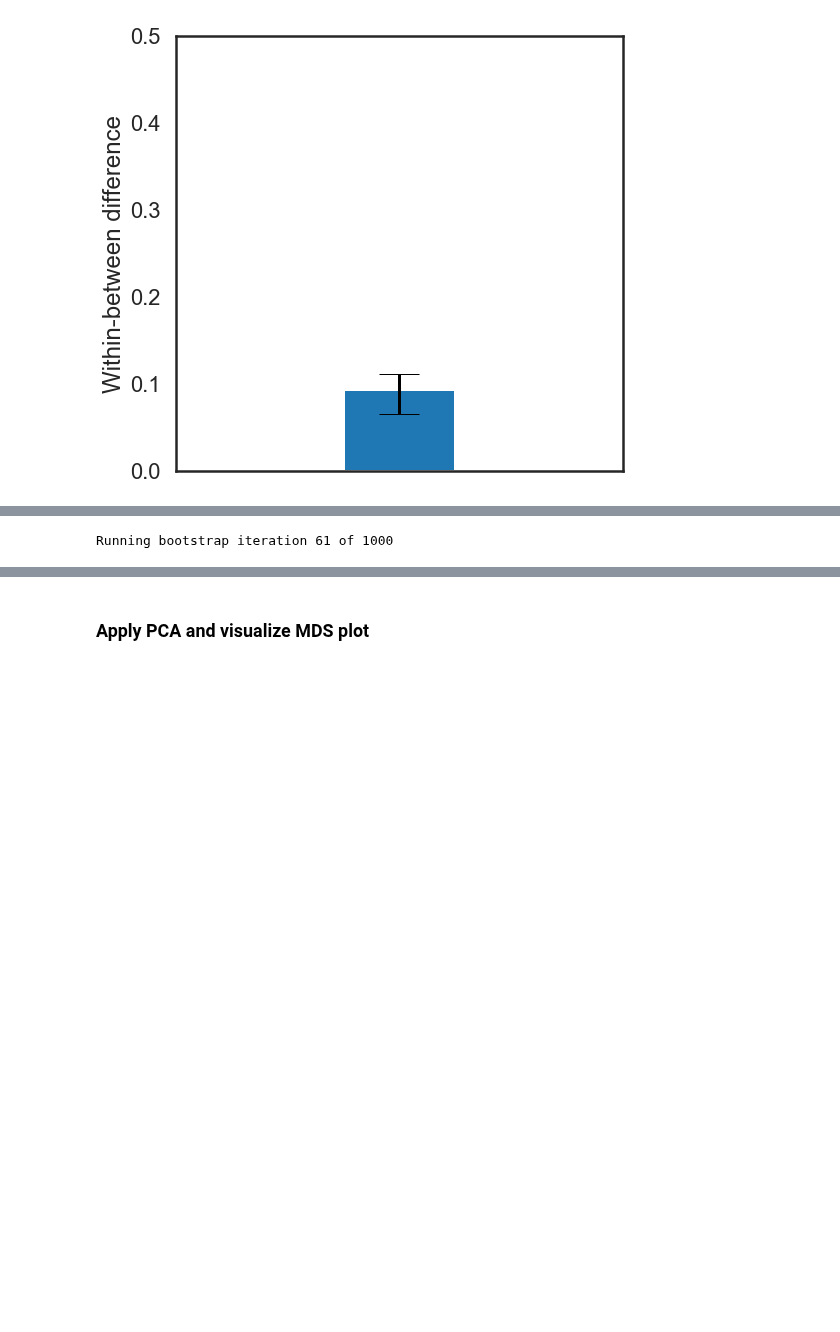
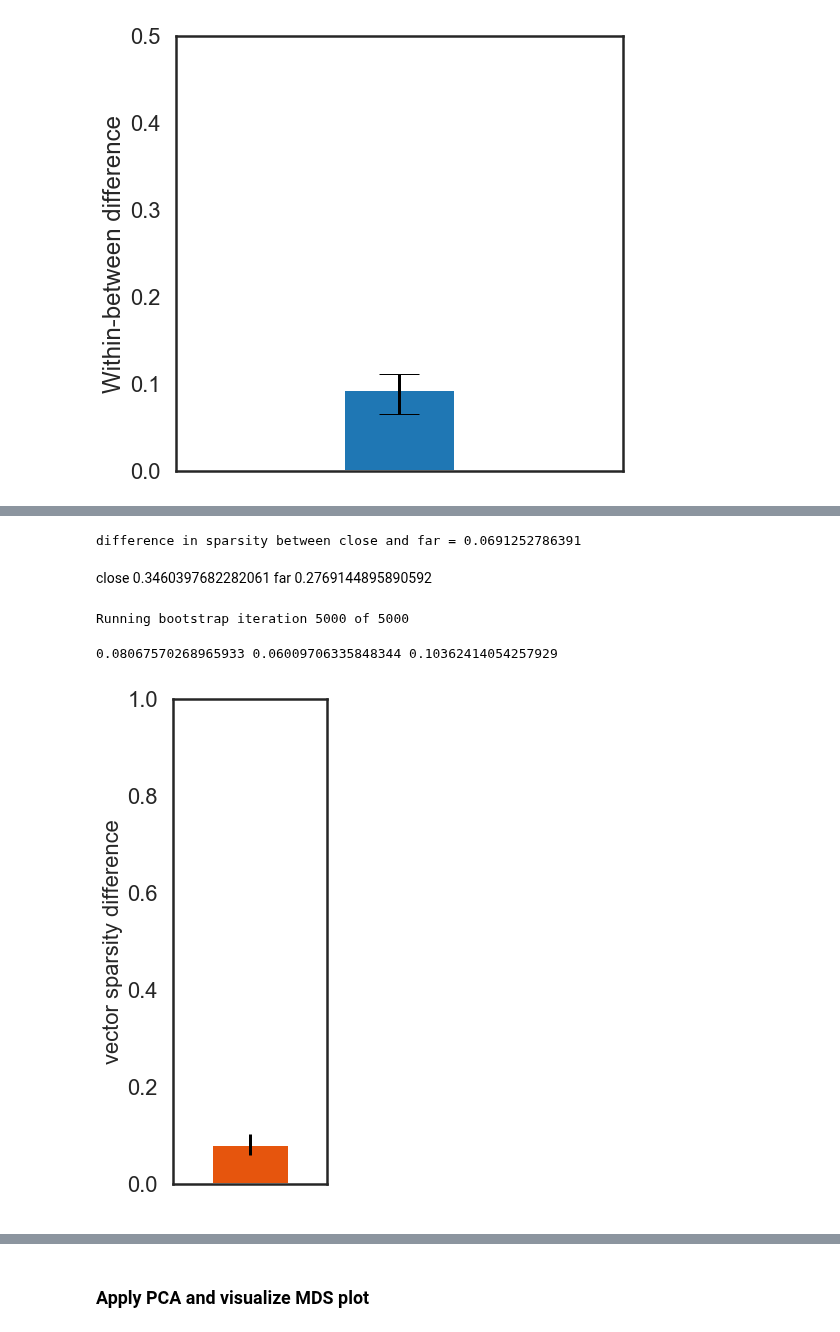
Before and after one commit to cogtoolslab/semantic_parts, a Jupyter notebook: analysis/golden/cogsci19_analysis.ipynb, the cells around one changed output, grey strips where cells are left out. Cells and saved outputs as stored; diff of their text form; code cells hidden in the pictures; blank space fills up the shorter version.

Commit message:
add sparsity difference block

```diff
--- a/analysis/golden/cogsci19_analysis.ipynb
+++ b/analysis/golden/cogsci19_analysis.ipynb
@@ -194,7 +194,7 @@ def get_sparsity(vec):
     s = (np.sqrt(k) - (L1norm/L2norm))/(np.sqrt(k) - 1)
     return s
 
-def subset_dataframe_by_condition(F,to_inspect='all',this_category='dog',this_object='pug'):
+def subset_dataframe_by_condition(F,to_inspect='all',this_category='bird',this_object='bluejay'):
     '''
     input: F: dataframe (num_sketches x num_features)
            to_inspect: a string indicating whether to subset by ['object','category','all']
@@ -205,7 +205,6 @@ def subset_dataframe_by_condition(F,to_inspect='all',this_category='dog',this_ob
 
     '''
 
-    ## ADD THIS LINE: sort F by category and object
     F = F.sort_values(by=['category','target'])
 
     ## get context condition inds for subsetting dataframe
@@ -1129,15 +1110,37 @@ empirical sparsity| mu: 0.652391564392, sd: 0.0819543998856
+# %%
+###get empirical sparsity difference for close and far
+##Get close and far vectors:
+co,fa,obc,obf = subset_dataframe_by_condition(F2,to_inspect='all')
+cs = [] #close sparsity
+fs = [] #far sparsity
+
+cs = co.apply(get_sparsity, axis = 1)
+fs = fa.apply(get_sparsity, axis = 1)
+
+print 'difference in sparsity between close and far = {}'.format(np.mean(cs.values) -  np.mean(fs.values))
+# %% [output]
+difference in sparsity between close and far = 0.0691252786391
+# %% [markdown]
+
+close  0.3460397682282061              far  0.2769144895890592
 # %%
-### bootstrap resample to get 95% CIs on sparsity estimate
-nIter = 1000
-sboot_mean = []
+### bootstrap resample to get 95% CIs
+nIter = 5000
+sdiff=[]
 for currIter in np.arange(nIter):
     print 'Running bootstrap iteration {} of {}'.format(currIter+1,nIter)
     clear_output(wait=True)
     Fboot = resample_sketches(F0,random_state=currIter)
     F2boot = aggregate_sketches(Fboot,OBJECT_TO_CATEGORY=OBJECT_TO_CATEGORY)
-    dboot = get_context_difference_mat(F2boot)
-    sboot = dboot.apply(get_sparsity,axis=1)
-    sboot_mean.append(np.mean(sboot.values))
+    c_boot,f_boot,obc,obf = subset_dataframe_by_condition(F2boot,to_inspect='all')
+
+    csboot = c_boot.apply(get_sparsity,axis=1)
+    fsboot = f_boot.apply(get_sparsity,axis=1)
+    sdiff.append(np.mean(csboot.values)-np.mean(fsboot.values))
 # %% [output]
-Running bootstrap iteration 61 of 1000
+Running bootstrap iteration 5000 of 5000
+# %%
+print np.mean(sdiff),np.percentile(sdiff,2.5), np.percentile(sdiff,97.5)
+# %% [output]
+0.08067570268965933 0.06009706335848344 0.10362414054257929
 # %%
@@ -1146,19 +1149,22 @@ Sboot.columns=['sparsity']
 # %%
 colors = sns.color_palette('tab20c')
 sns.set_context('poster')
 fig = plt.figure(figsize=(4,8))
-mu = np.mean(sboot_mean)
-lb = np.percentile(sboot_mean,2.5)
-ub = np.percentile(sboot_mean,97.5)
+mu = np.mean(sdiff)
+lb = np.percentile(sdiff,2.5)
+ub = np.percentile(sdiff,97.5)
 plt.bar(0,mu,color=colors[4],width=0.3)
 plt.errorbar(0,mu,
              yerr=np.vstack((mu-lb,ub-mu)),
              color='black',elinewidth=3)
 wid = 0.3
 plt.xlim(-wid,wid)
 plt.ylim(0,1.)
-plt.ylabel('sparsity',fontsize=22)
+plt.ylabel('vector sparsity difference',fontsize=22)
 plt.xlabel(' ')
+plt.xticks([])
 plt.tight_layout()
 #plt.savefig(os.path.join(plot_dir,'difference_vector_sparsity.pdf'))
+# %% [output]
+[figure, added]
 # %%
```
Also changed, not shown: parts of 6 cells of this notebook.
